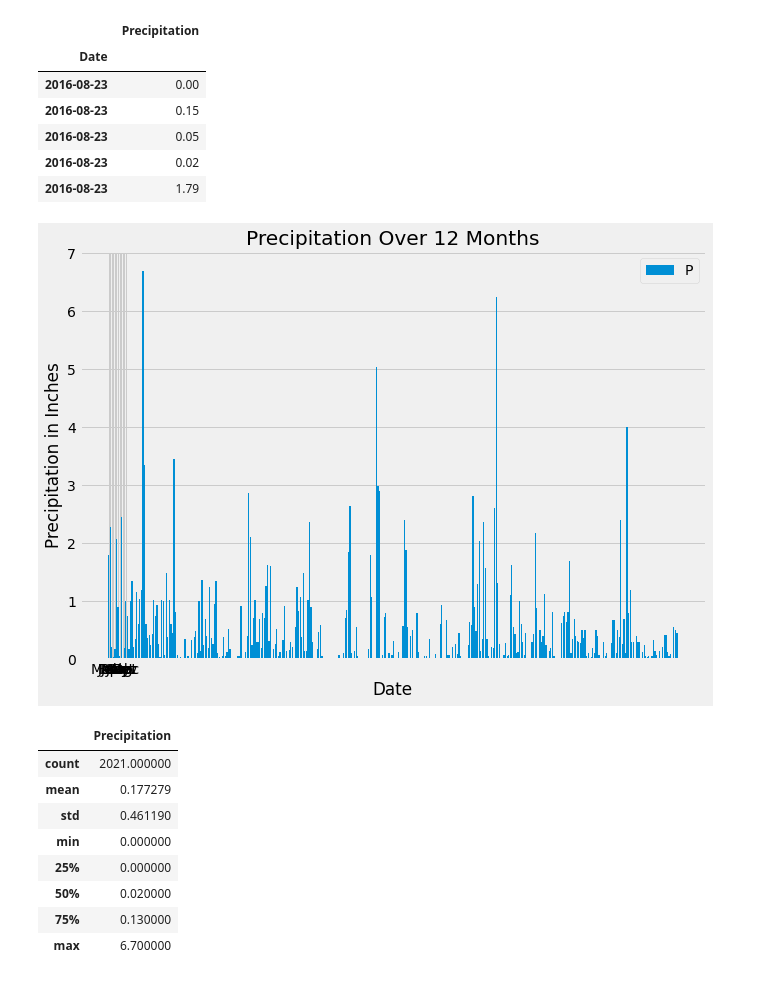
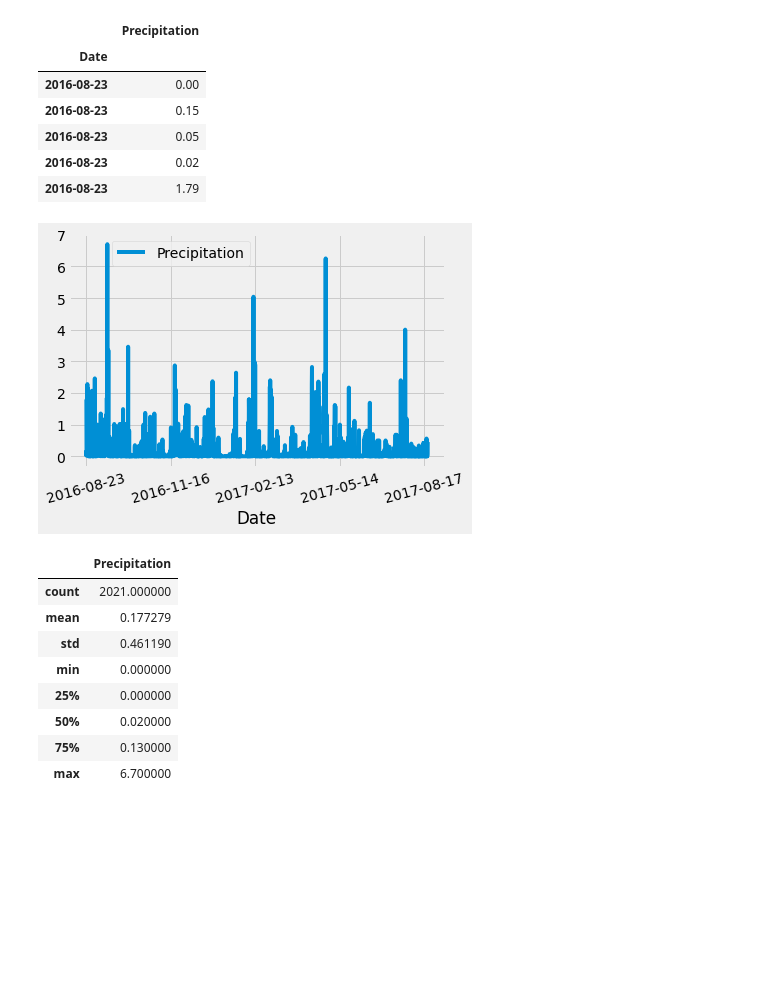
Before and after one commit to fisher1916/climate-analysis, a Jupyter notebook: climate.ipynb, the cells around one changed output. Drawn from its saved outputs; the diff is of its cells as text; code cells hidden in the pictures; blank space fills up the shorter version.

```diff
--- a/climate.ipynb
+++ b/climate.ipynb
@@ -122,28 +122,3 @@ one_yr_prcp.head()
 | 2016-08-23 | 0.05 |
 | 2016-08-23 | 0.02 |
 | 2016-08-23 | 1.79 |
-# %%
-# Plot the results
-plt.figure(figsize=(10,7))
-
-# labels= 'Jan','Feb','March','Apr','May','June','July','Aug','Sept','Oct','Nov','Dec'
-# plt.xticks(labels, rotation='vertical')
-
-x_axis = one_yr_prcp.index
-plt.xticks(np.arange(12), ['Jan','Feb','March','Apr','May','June','July','Aug','Sept','Oct',
-    'Nov','Dec'])
-
-plt.bar(x_axis, one_yr_prcp['Precipitation'])
-plt.legend('Precipiation')
-plt.title('Precipitation Over 12 Months');
-plt.xlabel('Date')
-plt.ylabel('Precipitation in Inches');
-
-
-
-
-
-plt.savefig("Images/Precipitation_Line_Plot")
-plt.show()
-# %% [output]
-[figure, removed]
@@ -162,2 +125,10 @@ plt.show()
+# %%
+graph = one_yr_prcp.plot.line(rot=15)
+graph.get_legend().set_bbox_to_anchor((.5,1))
+
+plt.savefig("Images/Precipitation_Plot")
+plt.show()
+# %% [output]
+[figure, added]
 # %%
 # Use Pandas to calculate the summary statistics for the precipitation data
```
Also changed, not shown: parts of 10 cells of this notebook, 1 other file.
